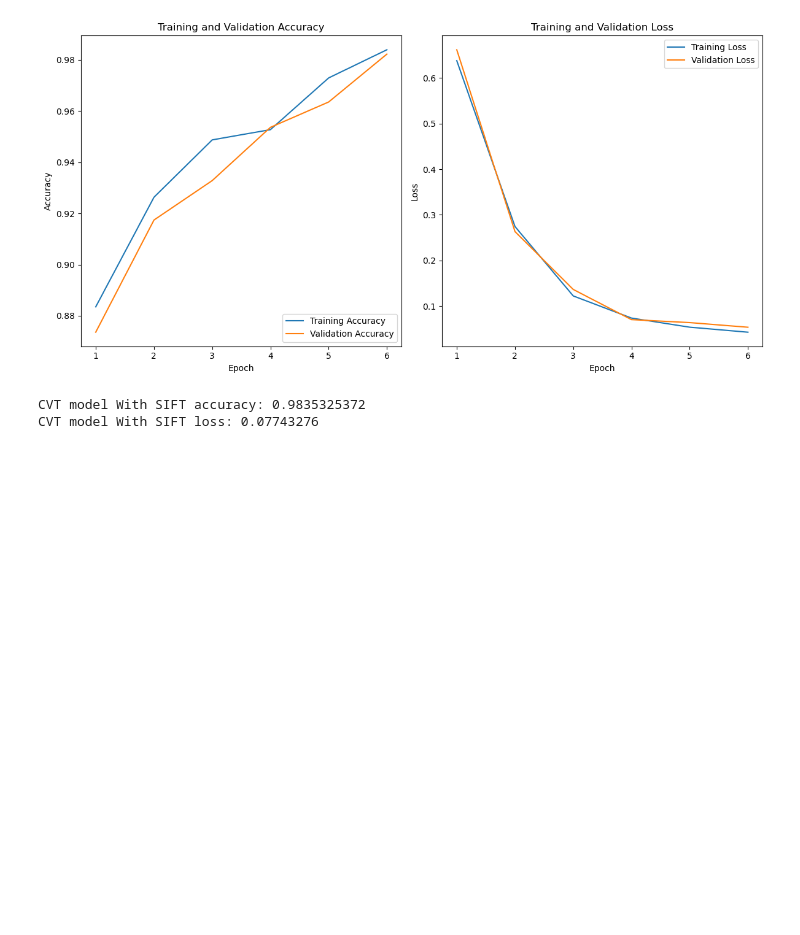
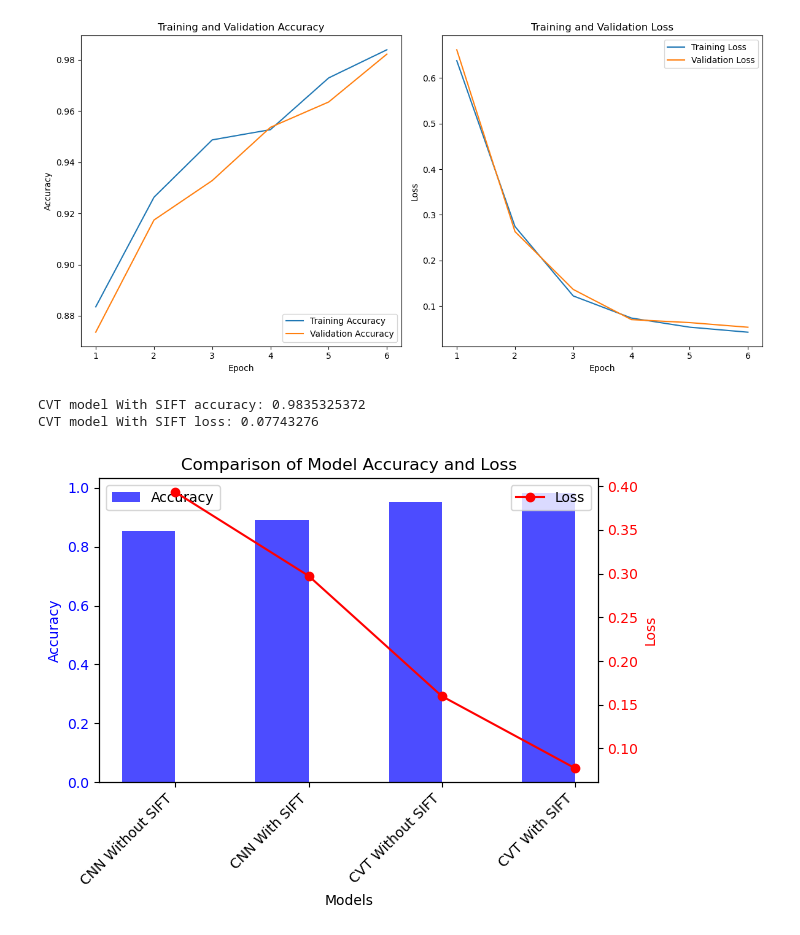
Before and after one commit to pojithakota123/Data-science-project, a Jupyter notebook: finalcode.ipynb, the cells around one changed output. Saved outputs shown, nothing was run; the diff lists cells and outputs as text; code cells hidden in the pictures; blank space fills up the shorter version.

Commit message:
MODEL COMPARISION GRAPHS ARE UPDATED

```diff
--- a/finalcode.ipynb
+++ b/finalcode.ipynb
@@ -871,3 +871,41 @@ print('CVT model With SIFT loss:',loss)
 # %% [output]
 CVT model With SIFT accuracy: 0.9835325372
 CVT model With SIFT loss: 0.07743276
+# %%
+import matplotlib.pyplot as plt
+import numpy as np
+
+# Model names and their metrics
+models = ['CNN Without SIFT', 'CNN With SIFT', 'CVT Without SIFT', 'CVT With SIFT']
+accuracies = [0.8550382852554321, 0.892321323, 0.9532793247, 0.9835325372]
+losses = [0.39320528507232666, 0.297463643, 0.15987329912, 0.07743276]
+
+# Create a figure and axis
+fig, ax1 = plt.subplots()
+
+# Twin the axis to have two different y-axes
+ax2 = ax1.twinx()
+
+# Plot accuracies
+ax1.bar(np.arange(len(models)) - 0.2, accuracies, 0.4, label='Accuracy', color='b', alpha=0.7)
+ax1.set_xlabel('Models')
+ax1.set_ylabel('Accuracy', color='b')
+ax1.set_xticks(np.arange(len(models)))
+ax1.set_xticklabels(models, rotation=45, ha='right')
+ax1.tick_params(axis='y', labelcolor='b')
+
+# Plot losses
+ax2.plot(np.arange(len(models)), losses, 'ro-', label='Loss')
+ax2.set_ylabel('Loss', color='r')
+ax2.tick_params(axis='y', labelcolor='r')
+
+# Add legends
+ax1.legend(loc='upper left')
+ax2.legend(loc='upper right')
+
+# Set title and show plot
+plt.title('Comparison of Model Accuracy and Loss')
+plt.tight_layout()
+plt.show()
+# %% [output]
+[figure, added]
```
